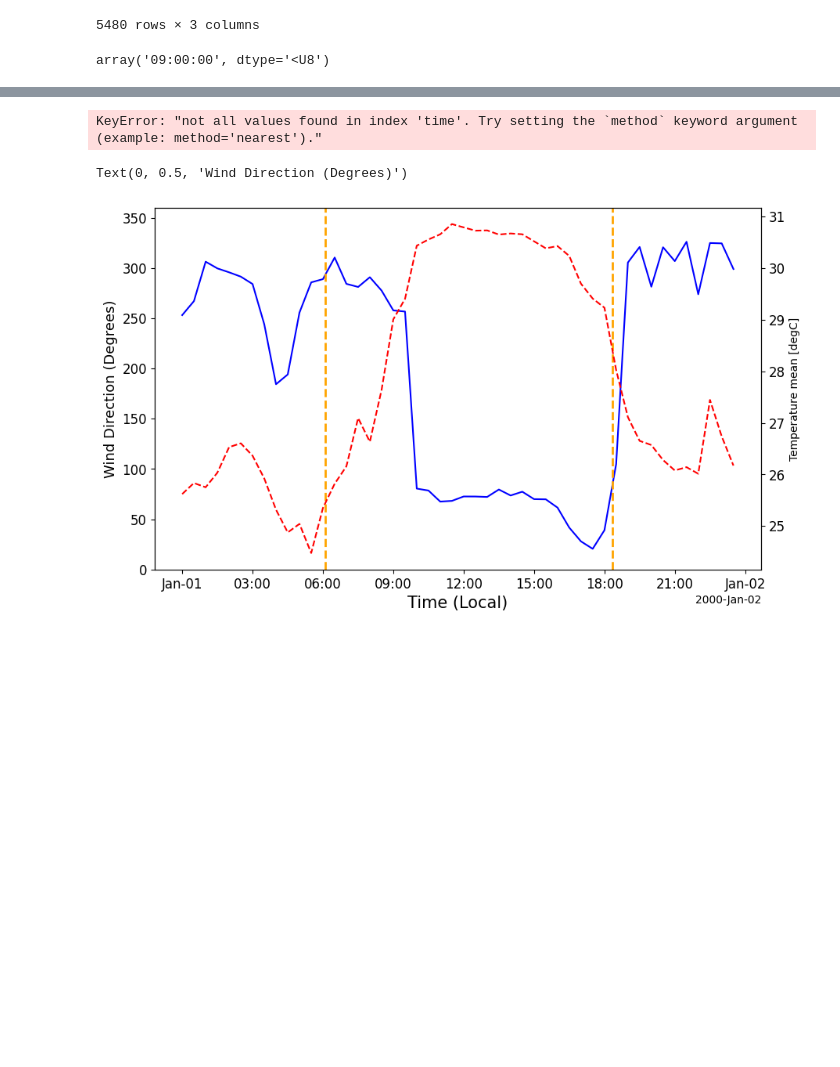
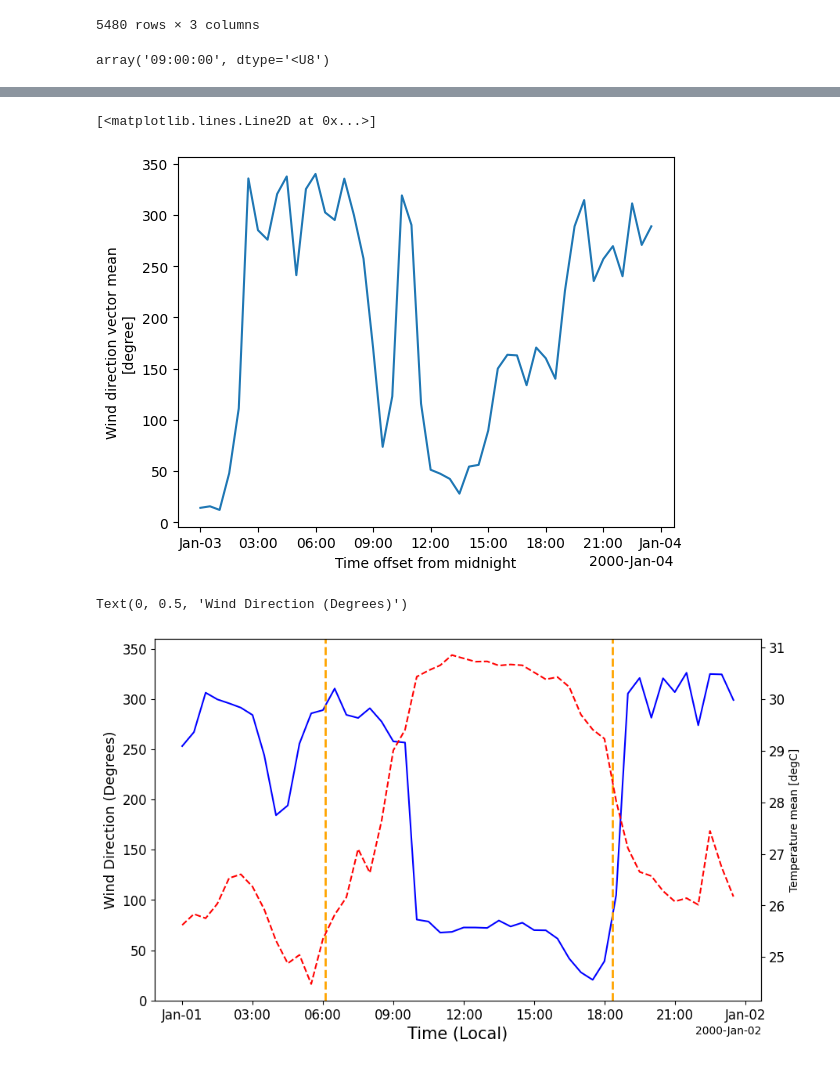
Before and after one commit to nmathewa/LSB_main, a Jupyter notebook: LSB_detectionv2/wind_analysis/wind_tests.ipynb, the cells around one changed output, grey strips where cells are left out. Drawn from its saved outputs; the diff is of its cells as text; code cells hidden in the pictures; blank space fills up the shorter version.

```diff
--- a/LSB_detectionv2/wind_analysis/wind_tests.ipynb
+++ b/LSB_detectionv2/wind_analysis/wind_tests.ipynb
@@ -561,11 +645,12 @@ KeyError: 'filter4'
 # %%
-computed_wind_speed_data['wdir_vec_mean'].sel(time='2012-01-01').plot()
+computed_wind_speed_data['wdir_vec_mean'].sel(time='2000-01-03').plot()
 
 
 
 #computed_wind_speed_data['wspd_arith_mean'].sel(time='2012-01-01').plot()
 # %% [output]
-KeyError: "not all values found in index 'time'. Try setting the `method` keyword argument (example: method='nearest')."
+[<matplotlib.lines.Line2D at 0x...>]
+[figure, added]
 # %%
 import matplotlib.pyplot as plt
 
```
Also changed, not shown: parts of 21 cells of this notebook, 6 other files.
